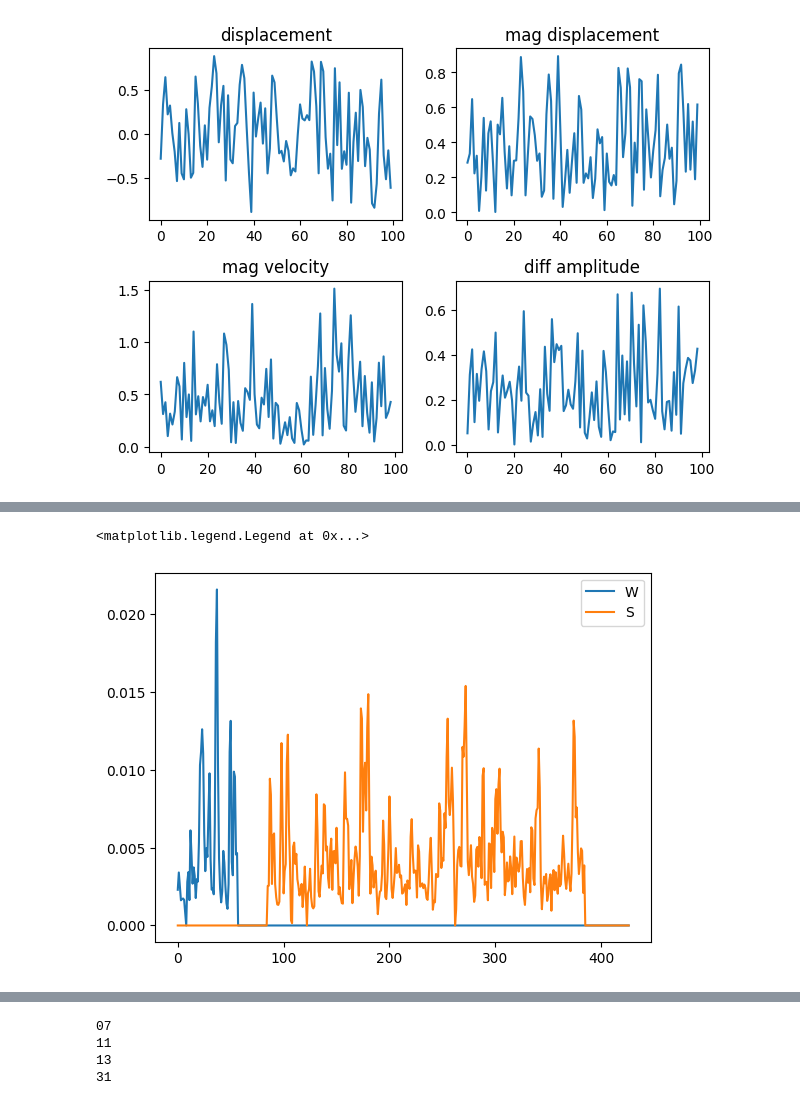
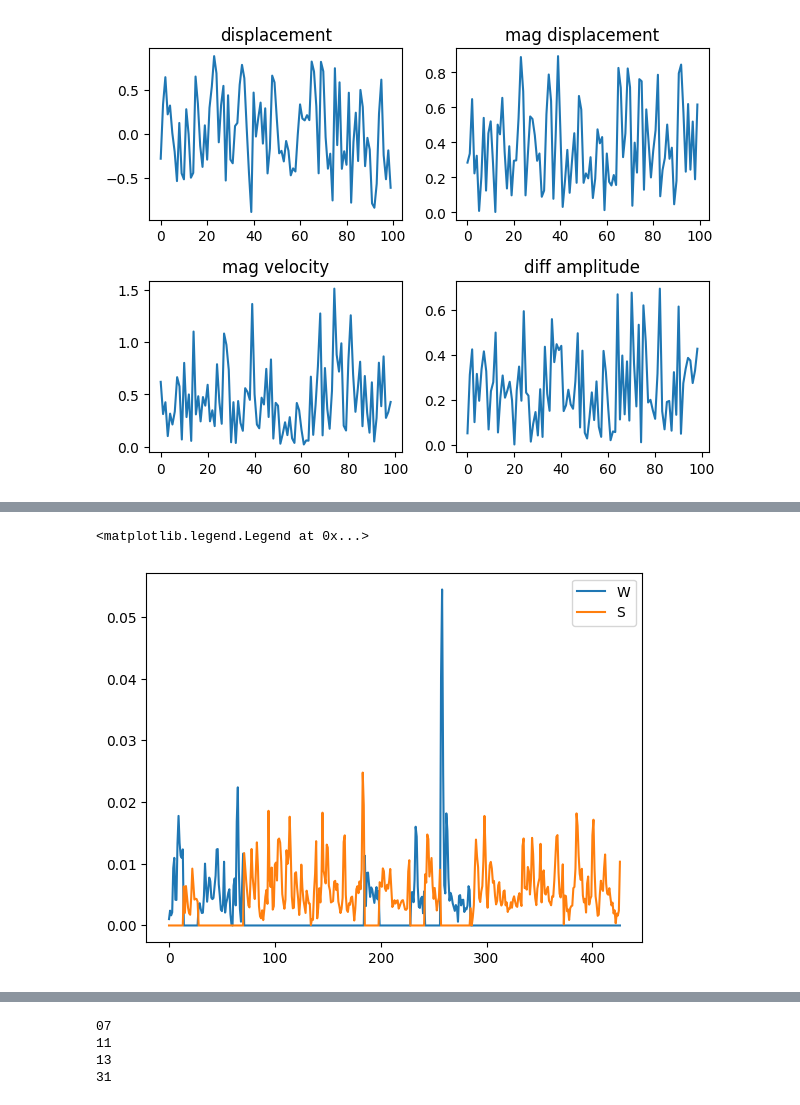
Before and after one commit to BCN-lab/sleepMReye, a Jupyter notebook: sleepmreye/notebooks/scratch.ipynb, the cells around one changed output, grey strips where cells are left out. Cells and saved outputs as stored; diff of their text form; code cells hidden in the pictures.

```diff
--- a/sleepmreye/notebooks/scratch.ipynb
+++ b/sleepmreye/notebooks/scratch.ipynb
@@ -91,7 +91,8 @@ mrio = SleepMRIO(
     load_signal=True,
     load_eog=False,
     desc_add="clean-with-fd-clamped",
+    ignore_boundary_trs=0
 )
 
-for subj, run, run_df in mrio.iter_run_events():
-    continue
+# for subj, run, run_df in mrio.iter_run_events():
+#     continue
@@ -101,16 +99,16 @@ for subj, run, run_df in mrio.iter_run_events():
 # %%
 from matplotlib import pyplot as plt
-subject = "28"
+subject = "17"
 run = 3
 
 df = mrio.events[(mrio.events["subject"]==subject) & (mrio.events["run"]==run)].reset_index(drop=True)
 plt.plot(df["mreyemove_W"], label="W")
 plt.plot(df["mreyemove_S"], label="S")
 # plt.plot(df["mreyemove_trans"], color="r", label="trans")
 plt.legend()
 # %% [output]
 <matplotlib.legend.Legend at 0x...>
-[figure, old version]
+[figure, new version]
 # %%
 from matplotlib import pyplot as plt
 subject = "17"
```
Also changed, not shown: parts of 9 cells of this notebook, 8 other files.
